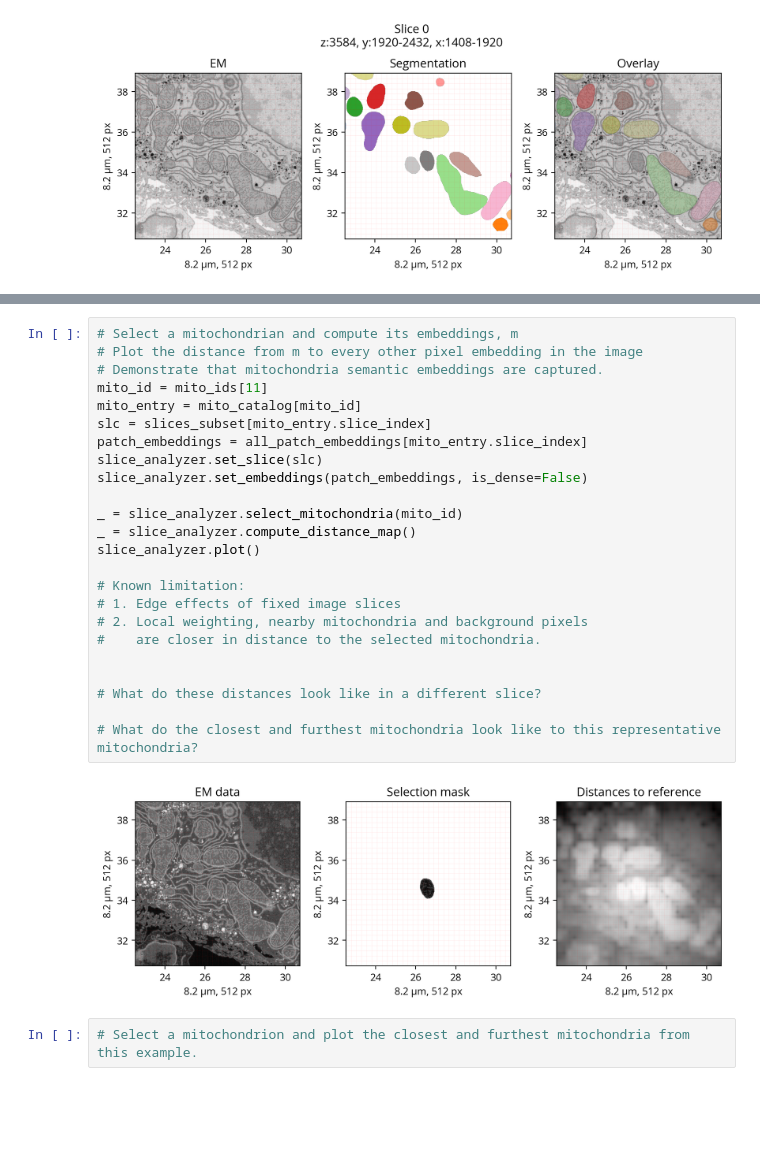
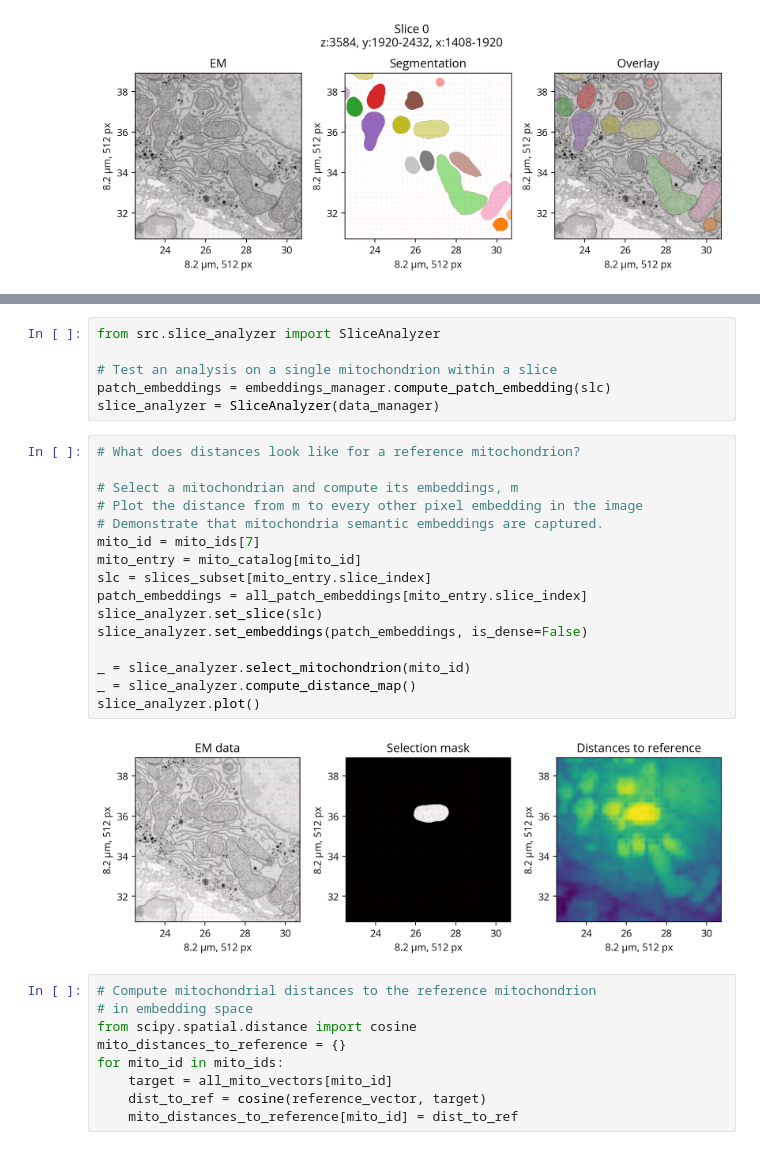
Before and after one commit to trngt/coding-tasks, a Jupyter notebook: task2/Explore_Mito_Data.ipynb, the cells around one changed output, grey strips where cells are left out. Drawn from its saved outputs; the diff is of its cells as text; blank space fills up the shorter version.

Commit message:
Plot representative examples near and far from reference mitochondria.
- Begin sample workflow to assess embeddings and distance quality for a single data set

```diff
--- a/task2/Explore_Mito_Data.ipynb
+++ b/task2/Explore_Mito_Data.ipynb
@@ -177,28 +171,33 @@ for i, mito_id in enumerate(mito_ids):
+# %%
+from src.slice_analyzer import SliceAnalyzer
+
+# Test an analysis on a single mitochondrion within a slice
+patch_embeddings = embeddings_manager.compute_patch_embedding(slc)
+slice_analyzer = SliceAnalyzer(data_manager)
 # %%
+# What does distances look like for a reference mitochondrion?
+
 # Select a mitochondrian and compute its embeddings, m
 # Plot the distance from m to every other pixel embedding in the image
 # Demonstrate that mitochondria semantic embeddings are captured.
-mito_id = mito_ids[11]
+mito_id = mito_ids[7]
 mito_entry = mito_catalog[mito_id]
 slc = slices_subset[mito_entry.slice_index]
 patch_embeddings = all_patch_embeddings[mito_entry.slice_index]
 slice_analyzer.set_slice(slc)
 slice_analyzer.set_embeddings(patch_embeddings, is_dense=False)
 
-_ = slice_analyzer.select_mitochondria(mito_id)
+_ = slice_analyzer.select_mitochondrion(mito_id)
 _ = slice_analyzer.compute_distance_map()
 slice_analyzer.plot()
-
-# Known limitation:
-# 1. Edge effects of fixed image slices
-# 2. Local weighting, nearby mitochondria and background pixels
-#    are closer in distance to the selected mitochondria.
-
-
-# What do these distances look like in a different slice?
-
-# What do the closest and furthest mitochondria look like to this representative mitochondria?
 # %% [output]
-[figure, old version]
+[figure, new version]
 # %%
-# Select a mitochondrion and plot the closest and furthest mitochondria from this example.
+# Compute mitochondrial distances to the reference mitochondrion
+# in embedding space
+from scipy.spatial.distance import cosine
+mito_distances_to_reference = {}
+for mito_id in mito_ids:
+    target = all_mito_vectors[mito_id]
+    dist_to_ref = cosine(reference_vector, target)
+    mito_distances_to_reference[mito_id] = dist_to_ref
```
Also changed, not shown: parts of 18 cells of this notebook, 5 other files.
